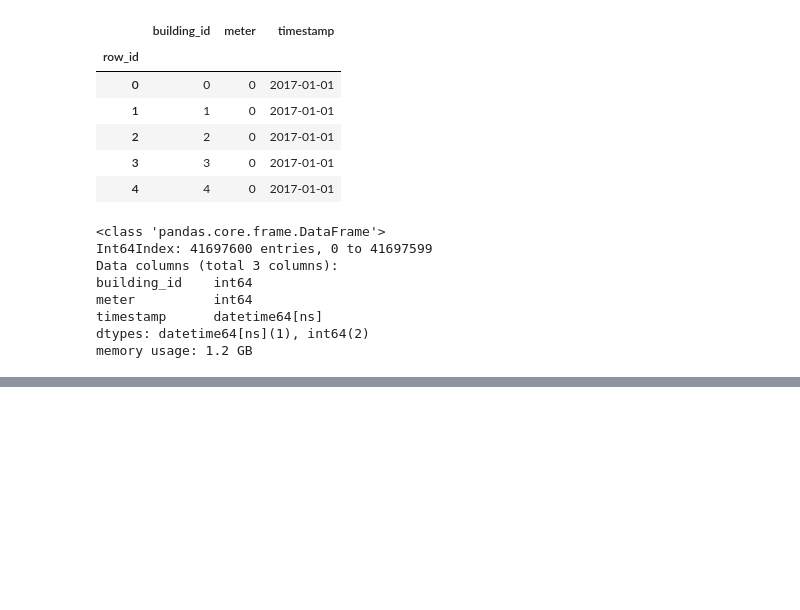
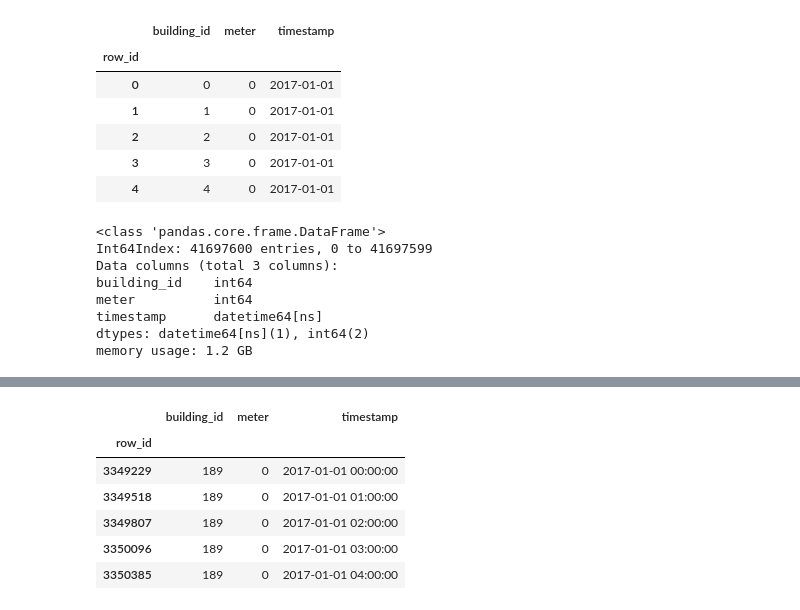
Before and after one commit to edouardArgenson/ASHRAE_great_energy_predictor, a Jupyter notebook: notebooks/predictions_pipeline.ipynb, the cells around one changed output, grey strips where cells are left out. Cells and saved outputs as stored; diff of their text form; code cells hidden in the pictures; blank space fills up the shorter version.

```diff
--- a/notebooks/predictions_pipeline.ipynb
+++ b/notebooks/predictions_pipeline.ipynb
@@ -55,0 +419,10 @@ folder_path = os.path.join(base_directory_path, timed_base_folder_name)
+# %%
+timestamps_to_predict.head()
+# %% [output]
+|  | building_id | meter | timestamp |
+| row_id |  |  |  |
+| 3349229 | 189 | 0 | 2017-01-01 00:00:00 |
+| 3349518 | 189 | 0 | 2017-01-01 01:00:00 |
+| 3349807 | 189 | 0 | 2017-01-01 02:00:00 |
+| 3350096 | 189 | 0 | 2017-01-01 03:00:00 |
+| 3350385 | 189 | 0 | 2017-01-01 04:00:00 |
```
Also changed, not shown: parts of 25 cells of this notebook, 17 other files.
